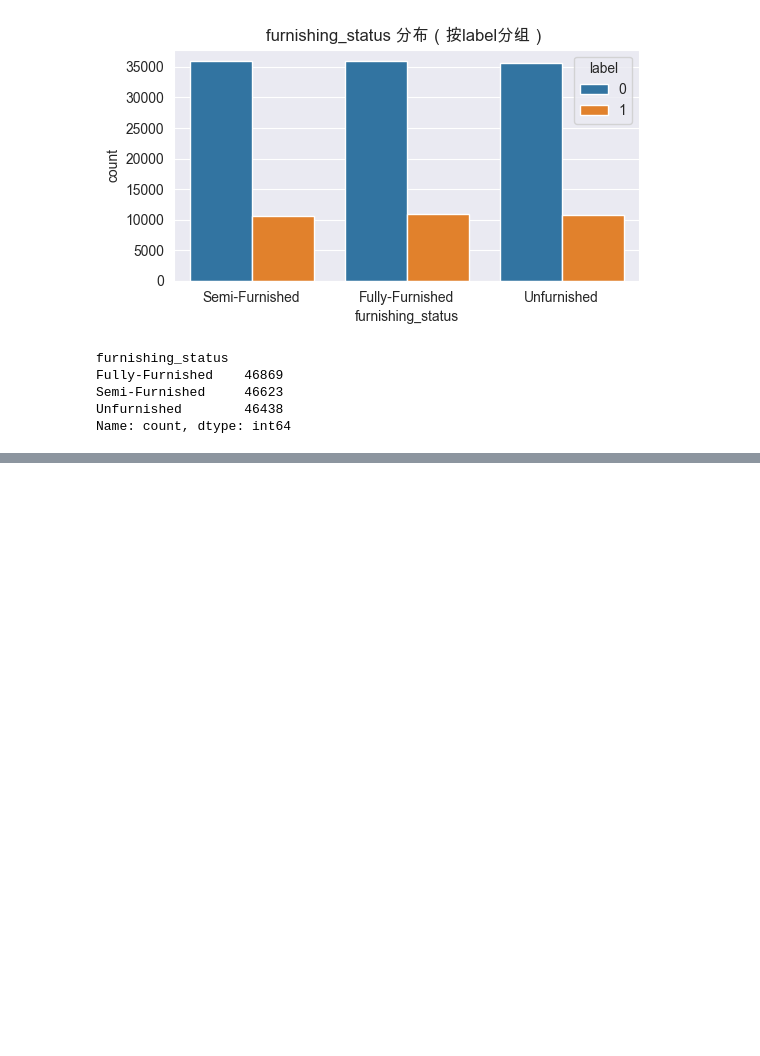
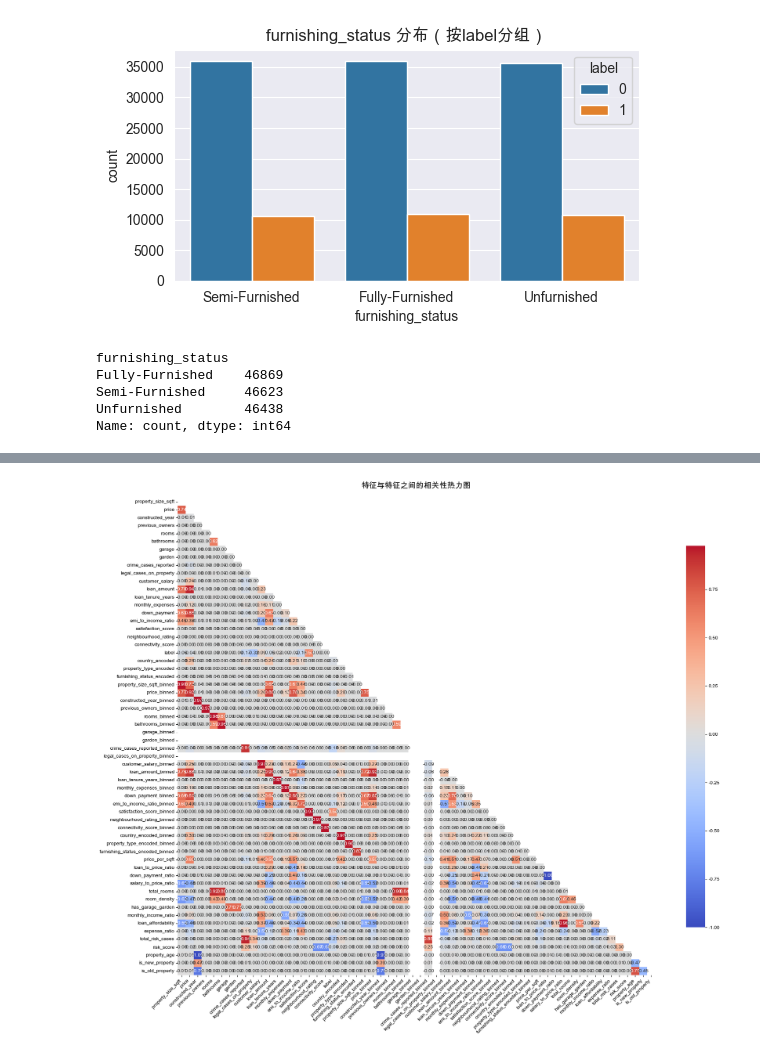
Before and after one commit to lxs1998418-spec/big-data-computing-final-project, a Jupyter notebook: sol_2/data_analysis.ipynb, the cells around one changed output, grey strips where cells are left out. Cells and saved outputs as stored; diff of their text form; code cells hidden in the pictures; blank space fills up the shorter version.

```diff
--- a/sol_2/data_analysis.ipynb
+++ b/sol_2/data_analysis.ipynb
@@ -460,3 +496,22 @@ for feature in high_priority_features[:5]:  # 只显示前5个
     print(f"  策略: {strategy_info['strategy']}")
     print(f"  区间数: {strategy_info['n_bins']}")
     print(f"  边界: {[f'{x:.2f}' for x in strategy_info['bin_edges']]}")
+# %%
+# ===========================================
+# 特征工程：类别型特征标签化 + 连续特征分箱 + 新特征创建
+# ===========================================
+
+import pandas as pd
+import numpy as np
+import matplotlib.pyplot as plt
+import seaborn as sns
+from sklearn.preprocessing import LabelEncoder, StandardScaler
+from sklearn.model_selection import train_test_split
+import warnings
+warnings.filterwarnings('ignore')
+
+# 重新读取数据
+df = pd.read_csv('train.csv')
+print("原始数据形状:", df.shape)
+print("原始特征类型:")
+print(df.dtypes.value_counts())
@@ -462,0 +733,58 @@ for feature in high_priority_features[:5]:  # 只显示前5个
+# %%
+# 4. 特征与特征之间的关系热力图分析
+print("="*60)
+print("4. 特征与特征之间的关系热力图分析")
+print("="*60)
+
+# 选择数值型特征进行相关性分析
+numeric_features = df_features.select_dtypes(include=[np.number]).columns.tolist()
+# 排除id列
+numeric_features = [col for col in numeric_features if col != 'id']
+
+print(f"参与相关性分析的特征数量: {len(numeric_features)}")
+
+# 计算相关性矩阵
+correlation_matrix = df_features[numeric_features].corr()
+
+# 4.1 整体相关性热力图
+plt.figure(figsize=(20, 16))
+mask = np.triu(np.ones_like(correlation_matrix, dtype=bool))
+sns.heatmap(correlation_matrix,
+            mask=mask,
+            annot=True,
+            fmt='.2f',
+            cmap='coolwarm',
+            center=0,
+            square=True,
+            cbar_kws={"shrink": .8})
+plt.title('特征与特征之间的相关性热力图', fontsize=16, pad=20)
+plt.xticks(rotation=45, ha='right')
+plt.yticks(rotation=0)
+plt.tight_layout()
+plt.show()
+
+# 4.2 高相关性特征识别
+print("\n高相关性特征识别 (|相关系数| > 0.7):")
+high_corr_pairs = []
+for i in range(len(correlation_matrix.columns)):
+    for j in range(i+1, len(correlation_matrix.columns)):
+        corr_value = correlation_matrix.iloc[i, j]
+        if abs(corr_value) > 0.7:
+            high_corr_pairs.append({
+                'feature1': correlation_matrix.columns[i],
+                'feature2': correlation_matrix.columns[j],
+                'correlation': corr_value
+            })
+
+if high_corr_pairs:
+    high_corr_df = pd.DataFrame(high_corr_pairs)
+    high_corr_df = high_corr_df.sort_values('correlation', key=abs, ascending=False)
+    print(high_corr_df.to_string(index=False))
+else:
+    print("未发现高相关性特征对 (|相关系数| > 0.7)")
+
+# 4.3 与标签相关性最高的特征
+print(f"\n与标签相关性最高的前20个特征:")
+label_correlations = correlation_matrix['label'].drop('label').abs().sort_values(ascending=False)
+print(label_correlations.head(20).to_string())
+# %% [output]
@@ -462,0 +795 @@ for feature in high_priority_features[:5]:  # 只显示前5个
+[figure, added]
```
Also changed, not shown: parts of 11 cells of this notebook, 6 other files.
